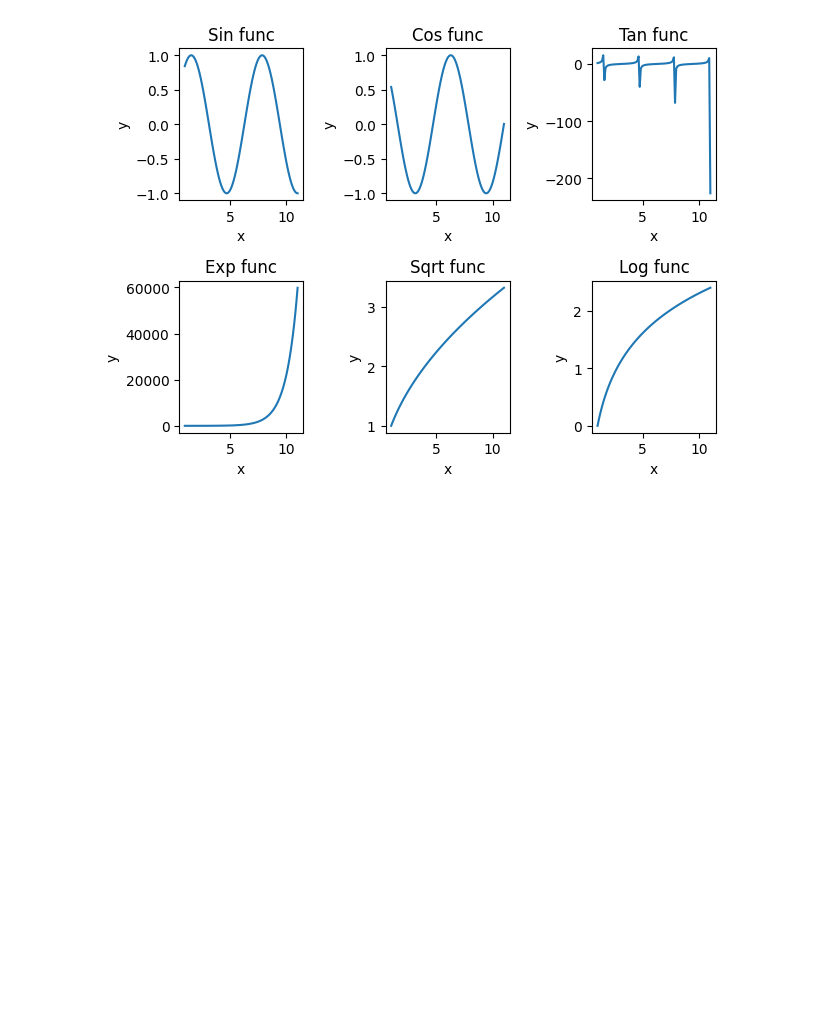
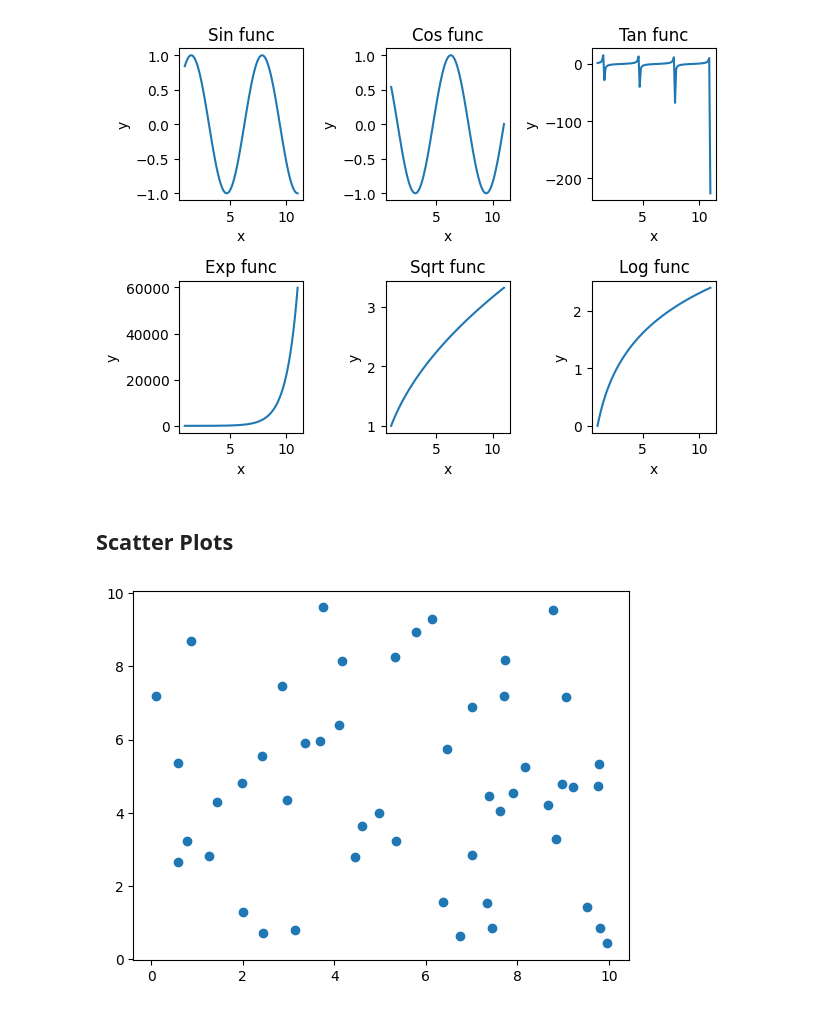
Before and after one commit to ananya-codes-data/Learning-Python, a Jupyter notebook: matplotlib.ipynb, the cells around one changed output. Cells and saved outputs as stored; diff of their text form; code cells hidden in the pictures; blank space fills up the shorter version.

```diff
--- a/matplotlib.ipynb
+++ b/matplotlib.ipynb
@@ -203,3 +203,14 @@ axes[1, 2].set_ylabel("y")
 plt.tight_layout()
 # %% [output]
 [figure]
+# %% [markdown]
+## Scatter Plots
+# %%
+x = np.random.rand(50) * 10
+y = np.random.rand(50) * 10
+
+plt.scatter(x,y)
+
+plt.show()
+# %% [output]
+[figure, added]
```
